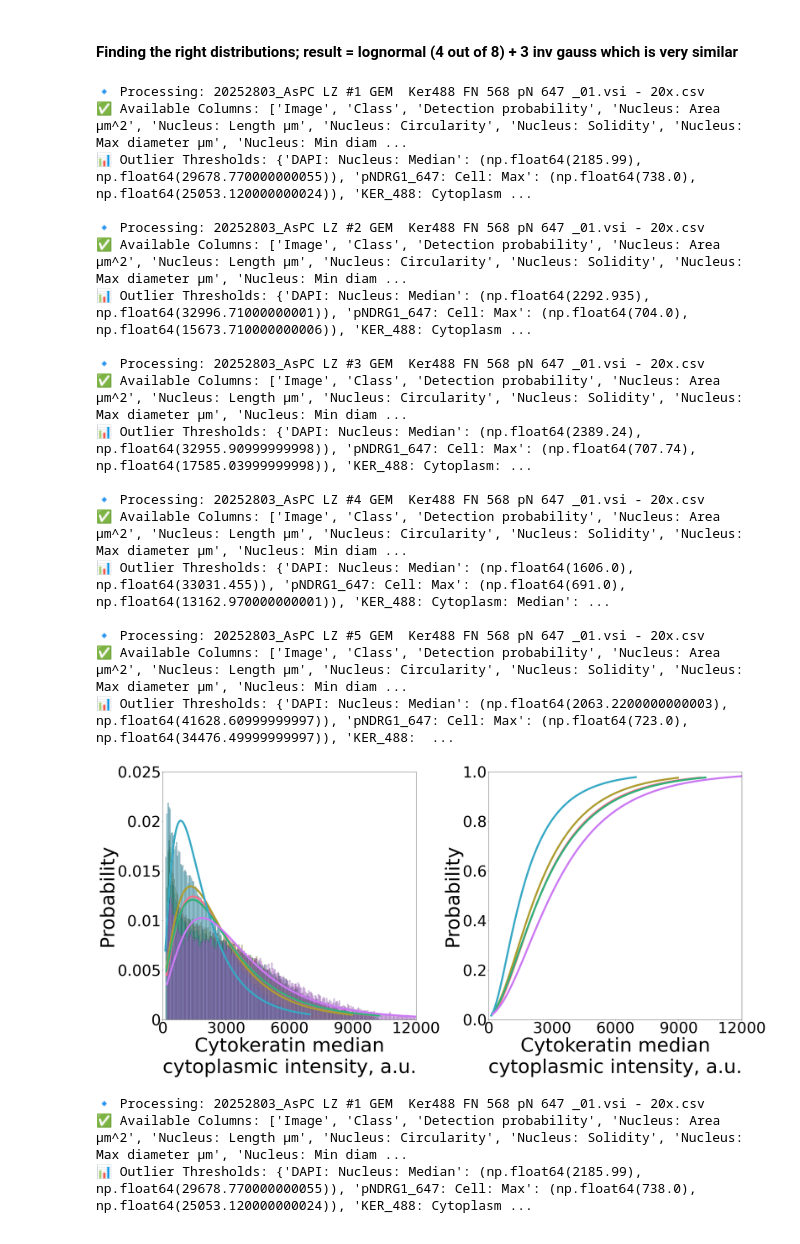
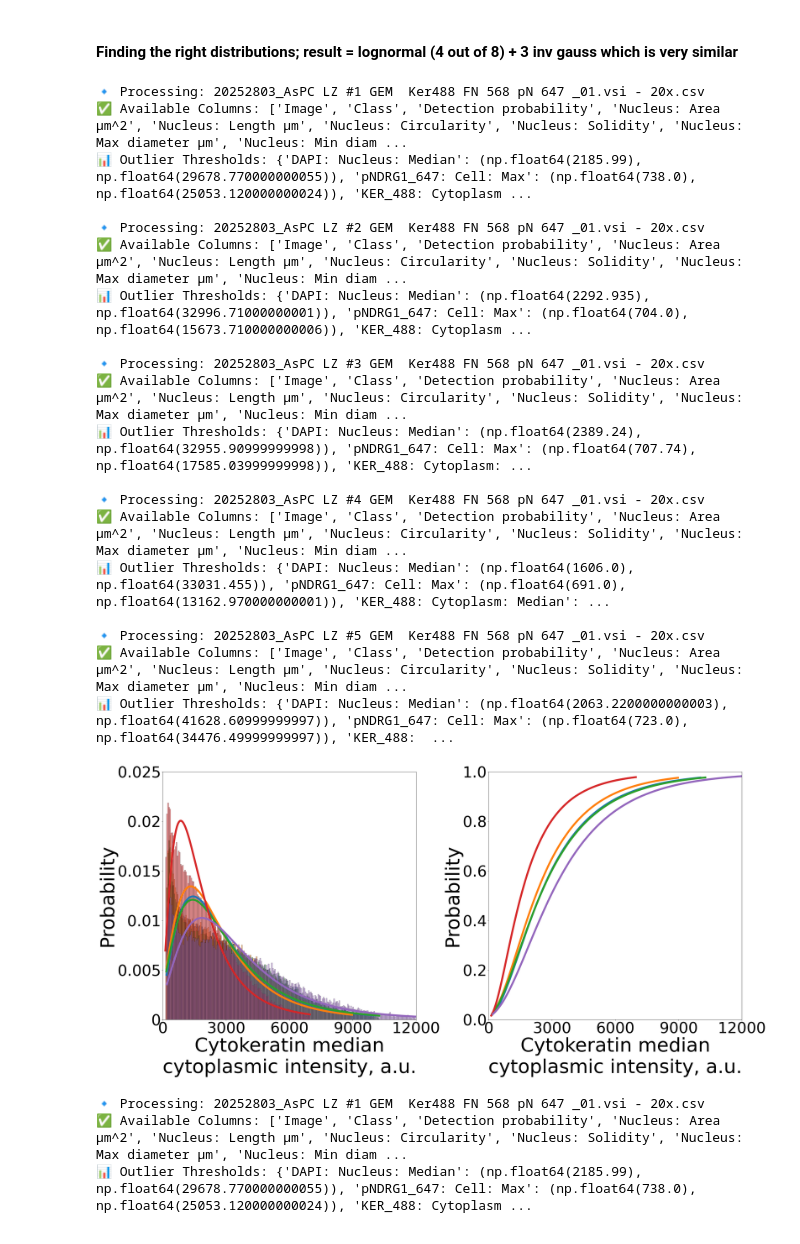
Before and after one commit to HMS-IAC/stroma-spatial-analysis-web, a Jupyter notebook: analysis/AsPC_NDRG1/20250327_pndrg1_fitter.ipynb, the cells around one changed output. Cells and saved outputs as stored; diff of their text form; code cells hidden in the pictures.

```diff
--- a/analysis/AsPC_NDRG1/20250327_pndrg1_fitter.ipynb
+++ b/analysis/AsPC_NDRG1/20250327_pndrg1_fitter.ipynb
@@ -141,12 +141,12 @@ file_paths = [
     "20252803_AsPC LZ #5 GEM  Ker488 FN 568 pN 647 _01.vsi - 20x.csv",
 ]
 
-# Convert file paths to base names (without extensions) to ensure correct mapping
-file_base_names = [os.path.splitext(os.path.basename(f))[0] for f in file_paths]
+# # Convert file paths to base names (without extensions) to ensure correct mapping
+# file_base_names = [os.path.splitext(os.path.basename(f))[0] for f in file_paths]
 
-# Define unique colors for each image
-color_palette = sns.color_palette("husl", len(file_paths))
-image_colors = {base_name: color for base_name, color in zip(file_base_names, color_palette)}
+# # Define unique colors for each image
+# color_palette = sns.color_palette("husl", len(file_paths))
+# image_colors = {base_name: color for base_name, color in zip(file_base_names, color_palette)}
 
 # Expected column mappings
 expected_columns = {
@@ -197,7 +197,7 @@ bin_width = bin_sizes.get("pNDRG1_647", 5)
 for idx, df in enumerate(dfs):
     image_name = df["Image"].iloc[0]
     gem_number = f"#{idx + 1}"
-    image_color = image_colors.get(image_name, "gray")
+    # image_color = image_colors.get(image_name, "gray")
 
     # Get relevant column name
     pNDRG1_col = column_mapping.get("pNDRG1_647", "pNDRG1_647: Cell: Max")
@@ -222,14 +222,14 @@ for idx, df in enumerate(dfs):
                  bins=bins,
                  kde=False,
                  ax=axs[0],
-                 color=image_color,
+                #  color=image_color,
                  label=f'{gem_number}',
                  alpha=0.5,
                  stat='probability')
-    axs[0].plot(bins, pdf_values, label=f"PDF {gem_number}", color=image_color, linewidth=7)
+    axs[0].plot(bins, pdf_values, label=f"PDF {gem_number}", linewidth=7)
 
     # Plot CDF separately
-    axs[1].plot(bins, cdf_values, label=f'CDF {gem_number}', color=image_color, linewidth=7)
+    axs[1].plot(bins, cdf_values, label=f'CDF {gem_number}', linewidth=7)
     axs[1].set_ylim(0, 1)
 
 # Apply formatting to both plots, but manual y-ticks only on PDF
@@ -439,12 +439,12 @@ file_paths = [
     "20252803_AsPC LZ #5 GEM  Ker488 FN 568 pN 647 _01.vsi - 20x.csv",
 ]
 
-# Convert file paths to base names (without extensions) to ensure correct mapping
-file_base_names = [os.path.splitext(os.path.basename(f))[0] for f in file_paths]
+# # Convert file paths to base names (without extensions) to ensure correct mapping
+# file_base_names = [os.path.splitext(os.path.basename(f))[0] for f in file_paths]
 
-# Define unique colors for each image
-color_palette = sns.color_palette("husl", len(file_paths))
-image_colors = {base_name: color for base_name, color in zip(file_base_names, color_palette)}
+# # Define unique colors for each image
+# color_palette = sns.color_palette("husl", len(file_paths))
+# image_colors = {base_name: color for base_name, color in zip(file_base_names, color_palette)}
 
 # Expected column mappings
 expected_columns = {
@@ -501,7 +501,7 @@ bin_width = bin_sizes.get("KER_488", 50)
 for idx, df in enumerate(dfs):
     image_name = df["Image"].iloc[0]
     gem_number = f"#{idx + 1}"
-    image_color = image_colors.get(image_name, "gray")
+    # image_color = image_colors.get(image_name, "gray")
 
     # Get relevant column name
     pNDRG1_col = column_mapping.get("KER_488", "KER_488: Cytoplasm: Median")
@@ -527,13 +527,13 @@ for idx, df in enumerate(dfs):
                  kde=False,
                  ax=axs[0],
                  label=f'{gem_number}',
-                 color = image_color,
+                #  color = image_color,
                  alpha=0.5,
                  stat='probability')
-    axs[0].plot(bins, pdf_values, label=f"PDF {gem_number}", color=image_color, linewidth=7)
+    axs[0].plot(bins, pdf_values, label=f"PDF {gem_number}", linewidth=7)
 
     # Plot CDF separately
-    axs[1].plot(bins, cdf_values, label=f'CDF {gem_number}', color=image_color, linewidth=7)
+    axs[1].plot(bins, cdf_values, label=f'CDF {gem_number}', linewidth=7)
     axs[1].set_ylim(0, 1)
 
 # Apply formatting to both plots, but manual y-ticks only on PDF
@@ -554,34 +554,34 @@ for key, ax in zip(["PDF", "CDF"], axs):
     if key == "PDF" and "KER_488" in y_axis_ticks:
         y_min, y_max, y_step = y_axis_ticks["KER_488"]
         yticks = np.arange(y_min, y_max + y_step, y_step)
         ax.set_yticks(yticks)
         ax.set_ylim(y_min, y_max)
         ax.set_yticklabels([f"{tick:.2g}" for tick in yticks])
 
 plt.tight_layout()
 plt.savefig("/Users/antoine/Harvard/IAC/image_analysis_paper_QP_projects/AsPC_NDRG1/plots/histograms/2025_fitted_measurements_distribution_KER.png", dpi=300)
 plt.show()
 # %% [output]
 🔹 Processing: 20252803_AsPC LZ #1 GEM  Ker488 FN 568 pN 647 _01.vsi - 20x.csv
 ✅ Available Columns: ['Image', 'Class', 'Detection probability', 'Nucleus: Area µm^2', 'Nucleus: Length µm', 'Nucleus: Circularity', 'Nucleus: Solidity', 'Nucleus: Max diameter µm', 'Nucleus: Min diam ...
 📊 Outlier Thresholds: {'DAPI: Nucleus: Median': (np.float64(2185.99), np.float64(29678.770000000055)), 'pNDRG1_647: Cell: Max': (np.float64(738.0), np.float64(25053.120000000024)), 'KER_488: Cytoplasm ...
 
 🔹 Processing: 20252803_AsPC LZ #2 GEM  Ker488 FN 568 pN 647 _01.vsi - 20x.csv
 ✅ Available Columns: ['Image', 'Class', 'Detection probability', 'Nucleus: Area µm^2', 'Nucleus: Length µm', 'Nucleus: Circularity', 'Nucleus: Solidity', 'Nucleus: Max diameter µm', 'Nucleus: Min diam ...
 📊 Outlier Thresholds: {'DAPI: Nucleus: Median': (np.float64(2292.935), np.float64(32996.71000000001)), 'pNDRG1_647: Cell: Max': (np.float64(704.0), np.float64(15673.710000000006)), 'KER_488: Cytoplasm ...
 
 🔹 Processing: 20252803_AsPC LZ #3 GEM  Ker488 FN 568 pN 647 _01.vsi - 20x.csv
 ✅ Available Columns: ['Image', 'Class', 'Detection probability', 'Nucleus: Area µm^2', 'Nucleus: Length µm', 'Nucleus: Circularity', 'Nucleus: Solidity', 'Nucleus: Max diameter µm', 'Nucleus: Min diam ...
 📊 Outlier Thresholds: {'DAPI: Nucleus: Median': (np.float64(2389.24), np.float64(32955.90999999998)), 'pNDRG1_647: Cell: Max': (np.float64(707.74), np.float64(17585.03999999998)), 'KER_488: Cytoplasm: ...
 
 🔹 Processing: 20252803_AsPC LZ #4 GEM  Ker488 FN 568 pN 647 _01.vsi - 20x.csv
 ✅ Available Columns: ['Image', 'Class', 'Detection probability', 'Nucleus: Area µm^2', 'Nucleus: Length µm', 'Nucleus: Circularity', 'Nucleus: Solidity', 'Nucleus: Max diameter µm', 'Nucleus: Min diam ...
 📊 Outlier Thresholds: {'DAPI: Nucleus: Median': (np.float64(1606.0), np.float64(33031.455)), 'pNDRG1_647: Cell: Max': (np.float64(691.0), np.float64(13162.970000000001)), 'KER_488: Cytoplasm: Median': ...
 
 🔹 Processing: 20252803_AsPC LZ #5 GEM  Ker488 FN 568 pN 647 _01.vsi - 20x.csv
 ✅ Available Columns: ['Image', 'Class', 'Detection probability', 'Nucleus: Area µm^2', 'Nucleus: Length µm', 'Nucleus: Circularity', 'Nucleus: Solidity', 'Nucleus: Max diameter µm', 'Nucleus: Min diam ...
 📊 Outlier Thresholds: {'DAPI: Nucleus: Median': (np.float64(2063.2200000000003), np.float64(41628.60999999997)), 'pNDRG1_647: Cell: Max': (np.float64(723.0), np.float64(34476.49999999997)), 'KER_488:  ...
-[figure, old version]
+[figure, new version]
 # %%
 import os
 import numpy as np
```
Also changed, not shown: parts of 2 cells of this notebook, 3 other files.
